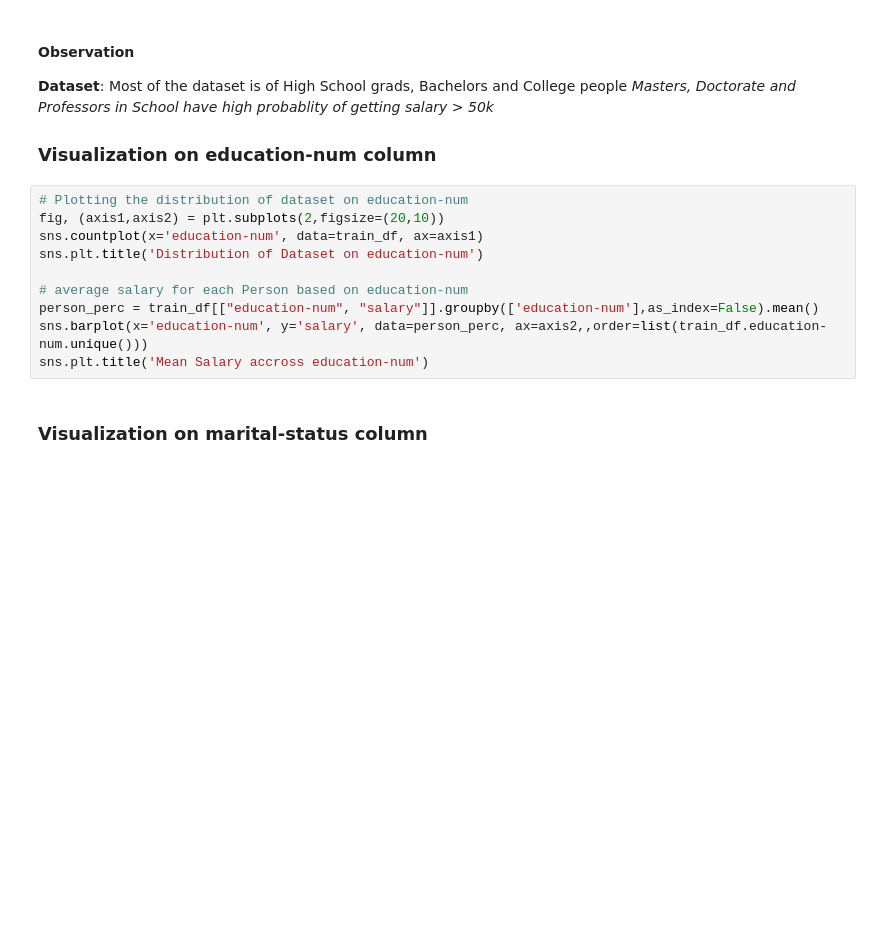
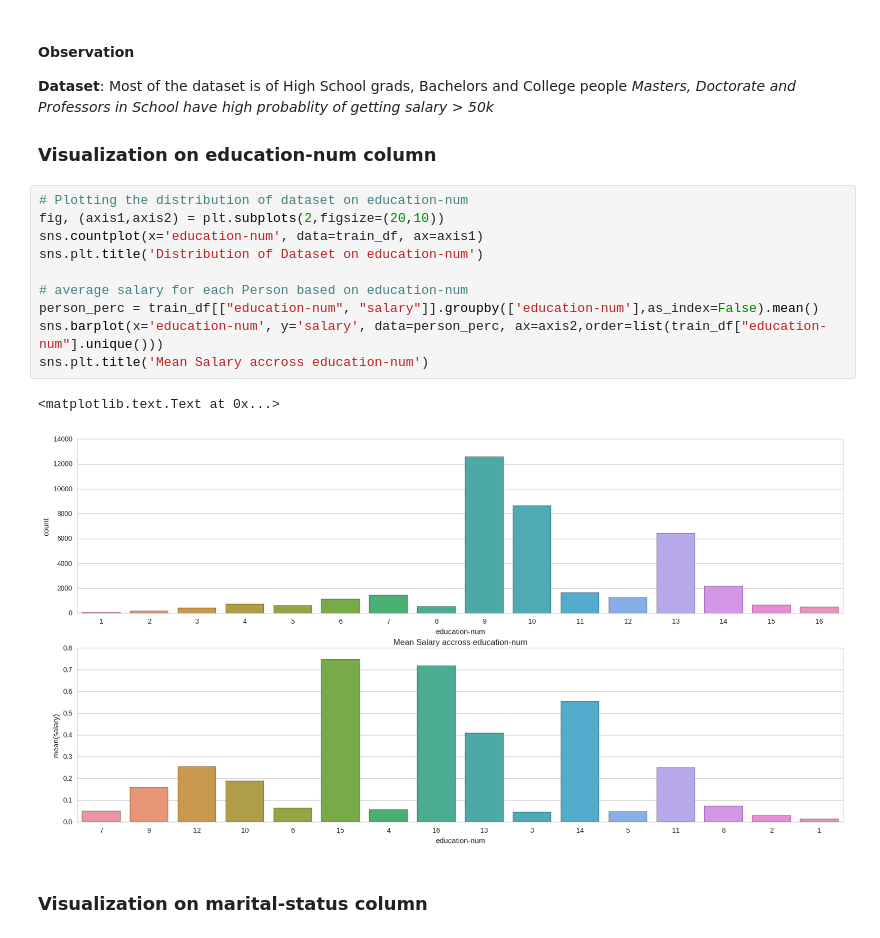
Before and after one commit to har33sh/ArtificialNeuralNetwork, a Jupyter notebook: Visualization.ipynb, the cells around one changed output. Drawn from its saved outputs; the diff is of its cells as text; blank space fills up the shorter version.

```diff
--- a/Visualization.ipynb
+++ b/Visualization.ipynb
@@ -142,13 +143,16 @@ SyntaxError: invalid syntax (<ipython-input-5-1efe61974e45>, line 8)
 # %%
 # Plotting the distribution of dataset on education-num
 fig, (axis1,axis2) = plt.subplots(2,figsize=(20,10))
 sns.countplot(x='education-num', data=train_df, ax=axis1)
 sns.plt.title('Distribution of Dataset on education-num')
 
 # average salary for each Person based on education-num
 person_perc = train_df[["education-num", "salary"]].groupby(['education-num'],as_index=False).mean()
-sns.barplot(x='education-num', y='salary', data=person_perc, ax=axis2,,order=list(train_df.education-num.unique()))
+sns.barplot(x='education-num', y='salary', data=person_perc, ax=axis2,order=list(train_df["education-num"].unique()))
 sns.plt.title('Mean Salary accross education-num')
+# %% [output]
+<matplotlib.text.Text at 0x...>
+[figure, added]
 # %% [markdown]
 ### Visualization on marital-status column
 # %%
```
Also changed, not shown: parts of 5 cells of this notebook.
